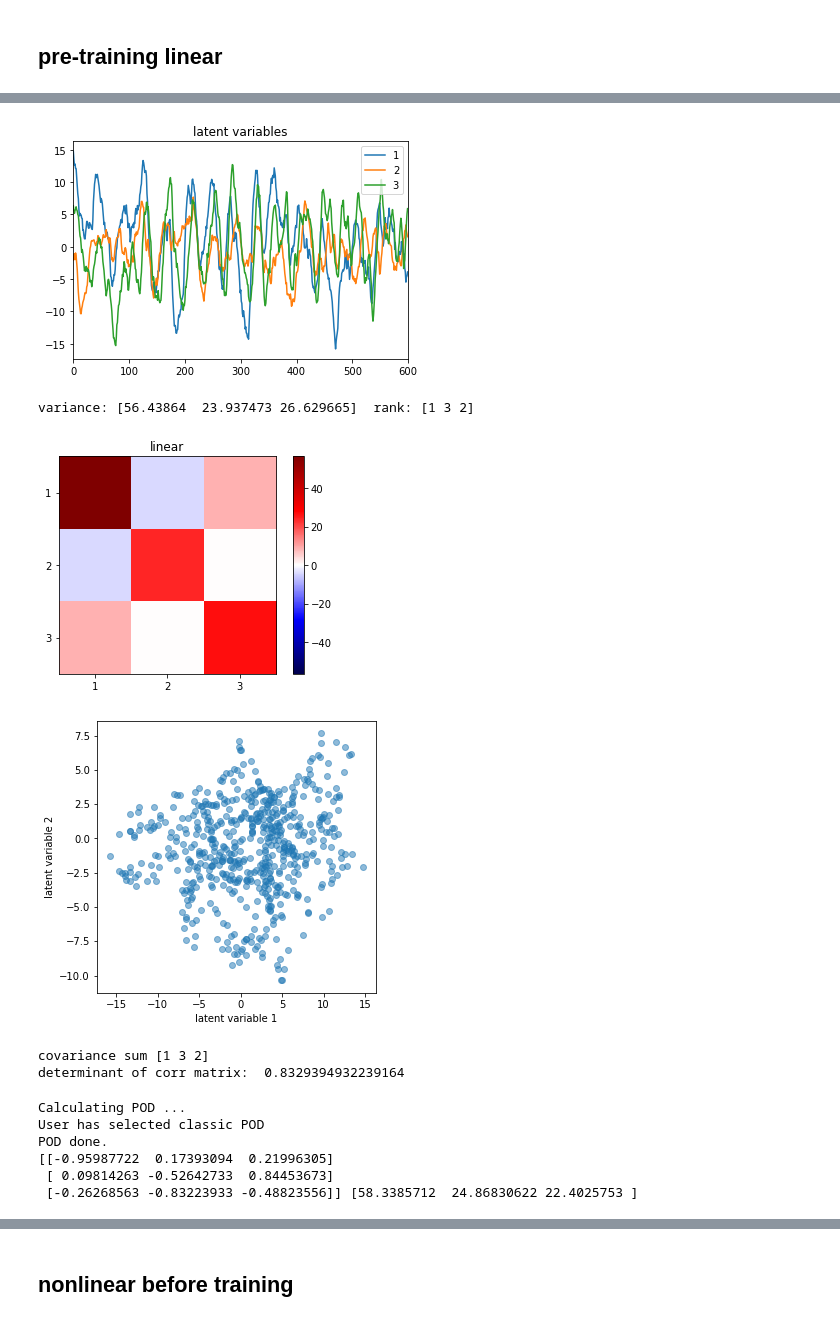
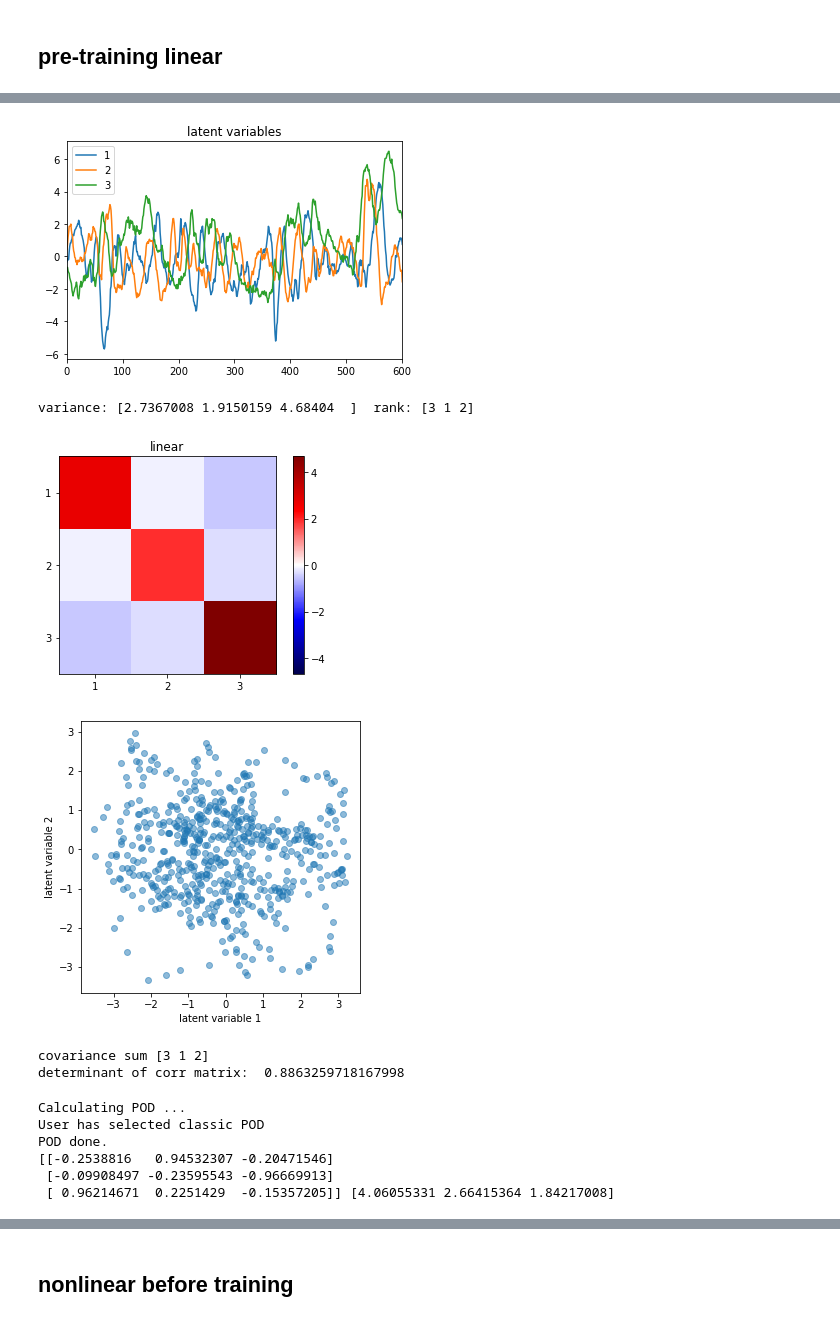
Before and after one commit to MagriLab/MD-CNN-AE, a Jupyter notebook: experiment.ipynb, the cells around one changed output, grey strips where cells are left out. Saved outputs shown, nothing was run; the diff lists cells and outputs as text; code cells hidden in the pictures.

```diff
--- a/experiment.ipynb
+++ b/experiment.ipynb
@@ -84,7 +84,7 @@ dt = 1.0/f_piv
 Nx = [Ny, Nz]
 # %%
 #============================= READ DATA FROM FILE ================================
-hf = h5py.File('./data/training_data_1.h5','r')
+hf = h5py.File('./data/training_data_unshuffle_1.h5','r')
 u_all = np.array(hf.get('u_all'))
 u_train = np.array(hf.get('u_train'))
 u_val = np.array(hf.get('u_val'))
@@ -217,13 +218,14 @@ total loss: 1.4355968236923218     mse loss: 1.4179753
 # %%
 plt.figure()
 for z in range(latent_dim):
-    plt.plot(latent_test[:,z],label=str(z+1))
+    # plt.plot(latent_test[:,z],label=str(z+1))
+    plt.plot(latent_train[:,z],label=str(z+1))
 plt.xlim([0,600])
 plt.title('latent variables')
 plt.legend()
 plt.show()
 # %% [output]
-[figure, old version]
+[figure, new version]
 # %%
 # cov = latent_test.T@latent_test/(Ntest-1)
 cov = latent_train.T@latent_train/(Ntrain-1)
@@ -259,11 +261,11 @@ print('covariance sum',rank_cov)
 det = np.linalg.det(np.corrcoef(latent_test.T))
 print('determinant of corr matrix: ',det)
 # %% [output]
-variance: [56.43864  23.937473 26.629665]  rank: [1 3 2]
+variance: [2.7367008 1.9150159 4.68404  ]  rank: [3 1 2]
-[figure, old version]
+[figure, new version]
-[figure, old version]
+[figure, new version]
-covariance sum [1 3 2]
-determinant of corr matrix:  0.8329394932239164
+covariance sum [3 1 2]
+determinant of corr matrix:  0.8863259718167998
 # %%
 pod_1 = md.POD(latent_train.T,method='classic')
 m_1,lam_1 = pod_1.get_modes()
@@ -272,9 +274,9 @@ print(m_1,lam_1)
 Calculating POD ...
 User has selected classic POD
 POD done.
-[[-0.95987722  0.17393094  0.21996305]
- [ 0.09814263 -0.52642733  0.84453673]
- [-0.26268563 -0.83223933 -0.48823556]] [58.3385712  24.86830622 22.4025753 ]
+[[-0.2538816   0.94532307 -0.20471546]
+ [-0.09908497 -0.23595543 -0.96669913]
+ [ 0.96214671  0.2251429  -0.15357205]] [4.06055331 2.66415364 1.84217008]
 # %%
 fig,ax = plt.subplots(1,5,figsize=(12,2))
 fig.suptitle('linear')
```
Also changed, not shown: parts of 23 cells of this notebook.
